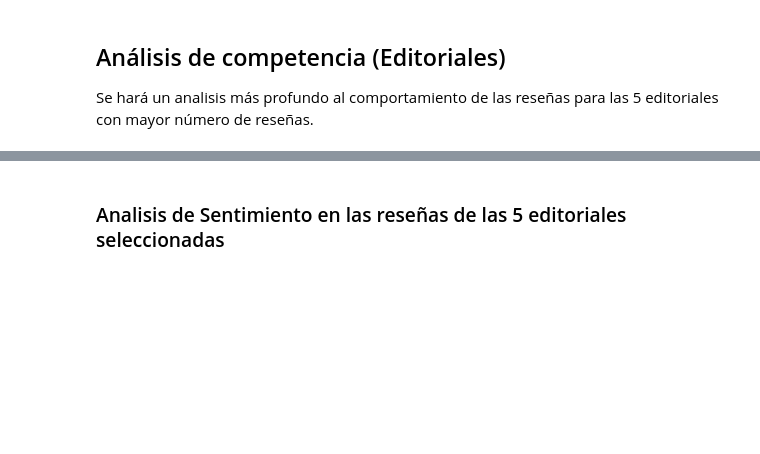
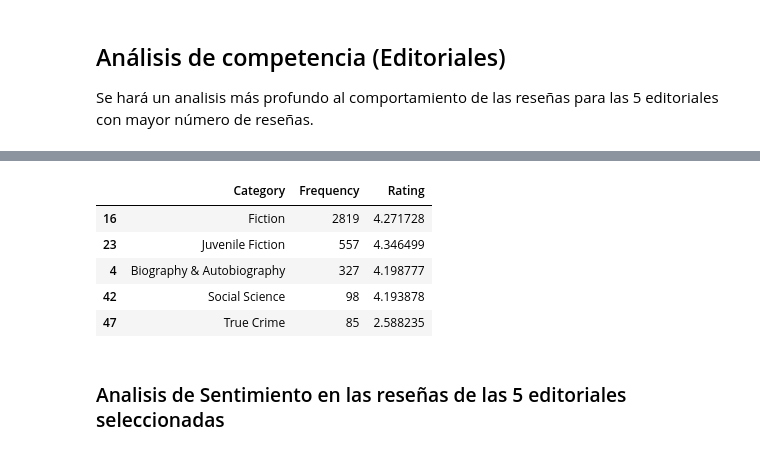
Before and after one commit to jlvaldes/bigdata, a Jupyter notebook: Data_exploration_and_analysis.ipynb, the cells around one changed output, grey strips where cells are left out. Cells and saved outputs as stored; diff of their text form; code cells hidden in the pictures; blank space fills up the shorter version.

```diff
--- a/Data_exploration_and_analysis.ipynb
+++ b/Data_exploration_and_analysis.ipynb
@@ -395,3 +424,19 @@ top_publishers.head()
+# %%
+category_filter = top_publishers[(top_publishers['categories'] != '')]
+category_counts = category_filter['categories'].value_counts().reset_index()
+category_rating = category_filter.groupby('categories')['review/score'].mean().reset_index()
+category_counts.columns = ['categories', 'Frequency']
+category_rating = category_counts.merge(category_rating, on='categories', how='right')
+category_rating.columns = ['Category', 'Frequency', 'Rating']
+category_rating = category_rating.sort_values(by='Frequency', ascending=False)
+category_rating.head()
+# %% [output]
+|  | Category | Frequency | Rating |
+| 16 | Fiction | 2819 | 4.271728 |
+| 23 | Juvenile Fiction | 557 | 4.346499 |
+| 4 | Biography & Autobiography | 327 | 4.198777 |
+| 42 | Social Science | 98 | 4.193878 |
+| 47 | True Crime | 85 | 2.588235 |
 # %% [markdown]
 ### Analisis de Sentimiento en las reseñas de las 5 editoriales seleccionadas
 # %%
```
Also changed, not shown: parts of 37 cells of this notebook.
